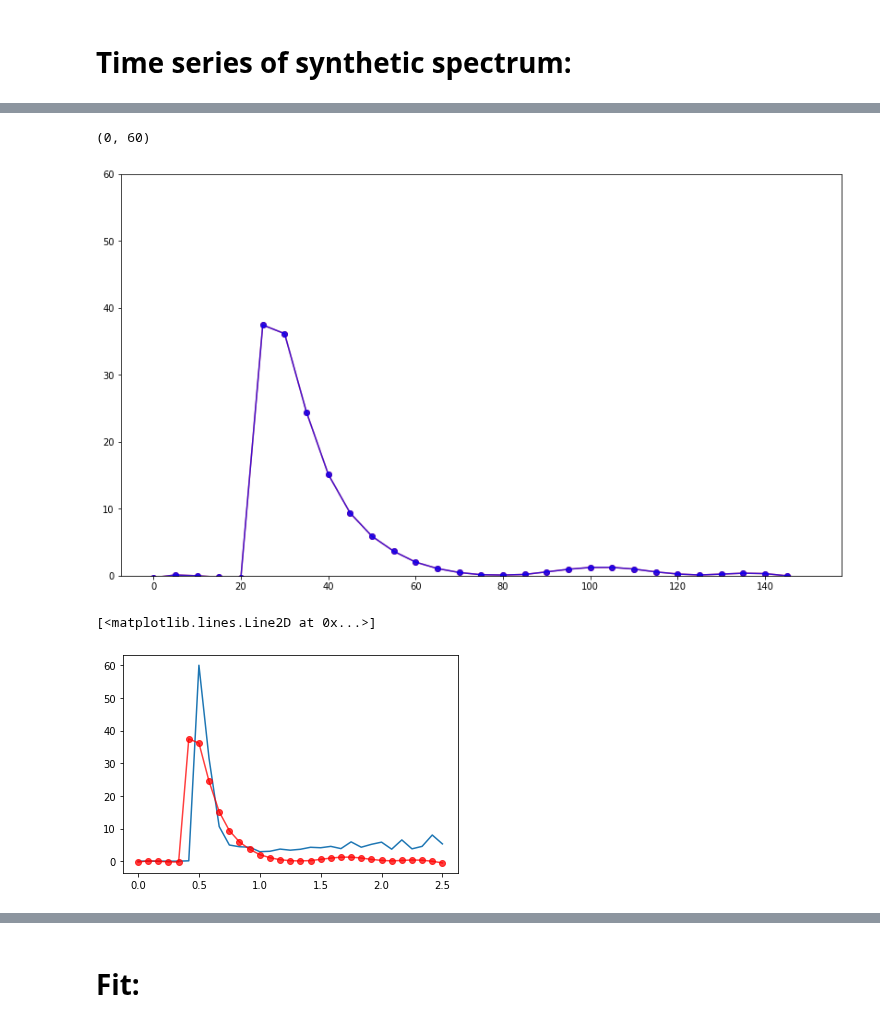
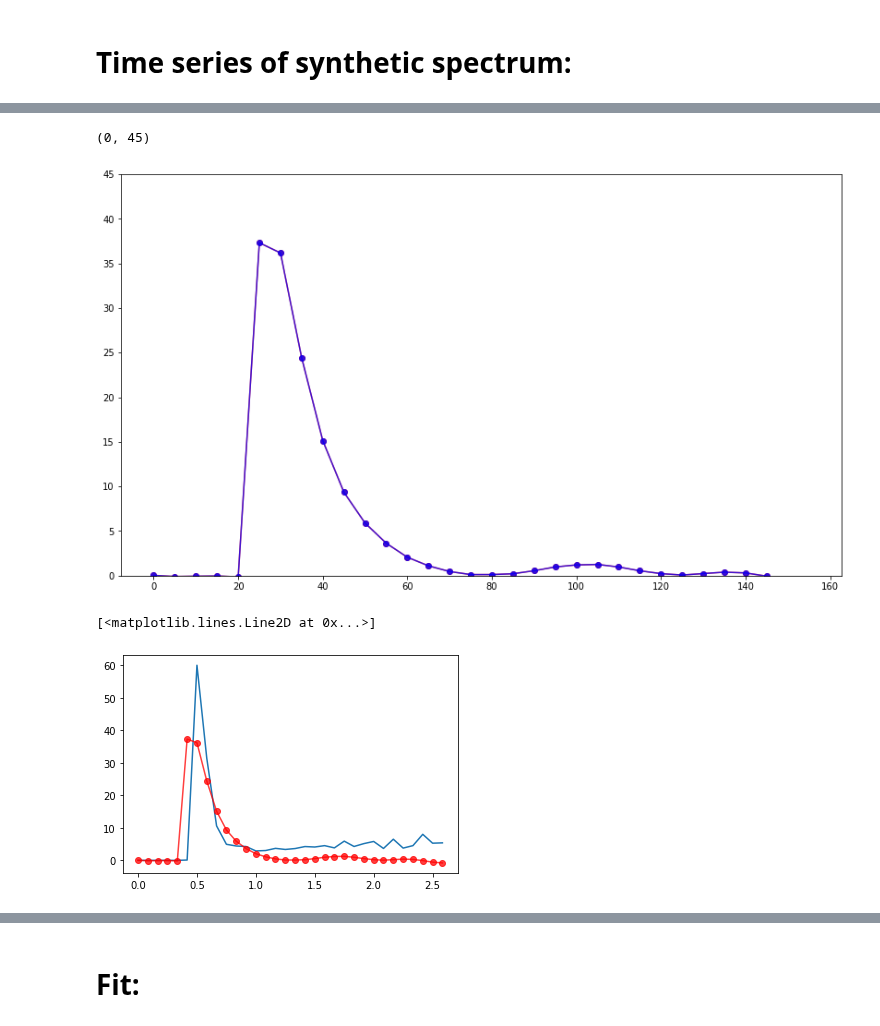
Before and after one commit to wilashfie/synth_spec, a Jupyter notebook: ebtel/ebtelI_h150.ipynb, the cells around one changed output, grey strips where cells are left out. Drawn from its saved outputs; the diff is of its cells as text; code cells hidden in the pictures.

```diff
--- a/ebtel/ebtelI_h150.ipynb
+++ b/ebtel/ebtelI_h150.ipynb
@@ -24,7 +23,7 @@ ll = np.arange(line-10,line+10,0.01)
 # %%
 k = 155
-test = siiv(tube,frac,log10T,log10G,time=k)
-plt.plot(test.wav,test.spec)
+arrs = siiv(tube,frac,log10T,log10G,time=k)
+plt.plot(arrs.wav,arrs.spec)
 plt.xlim(1402,1404)
 # %% [output]
 (1402, 1404)
@@ -34,10 +32,0 @@ ll = test.wav
-# %%
-SPEC = np.zeros((t_n,len(test.spec)))
-ERROR = np.zeros((t_n,len(test.error)))
-
-for i in range(0,t_n):
-
-    arrs = siiv(tube,frac,log10T,log10G,time=i)
-
-    SPEC[i,:] = arrs.spec
-    ERROR[i,:] = arrs.error
@@ -190,0 +64,2 @@ for i in range(0,nt):
+# %%
+arrs.fitspec()
@@ -191,14 +84,14 @@ for i in range(0,nt):
 # %%
 plt.figure(figsize=(14,8))
-plt.plot(time[0:-1],v_r,'r',alpha=0.75,marker='o')
-plt.plot(time[0:-1],v_b,'b',alpha=0.75,marker='o')
-plt.ylim(0,60)
+plt.plot(arrs.time,arrs.vr,'r',alpha=0.75,marker='o')
+plt.plot(arrs.time,arrs.vb,'b',alpha=0.75,marker='o')
+plt.ylim(0,45)
 # %% [output]
-(0, 60)
+(0, 45)
-[figure, old version]
+[figure, new version]
 # %%
-plt.plot(time[0:-1]/60,amp/np.max(amp)*60)
-plt.plot(time[0:-1]/60,v_r,'r',alpha=0.75,marker='o')
+plt.plot(arrs.time/60,arrs.amp/np.max(arrs.amp)*60)
+plt.plot(arrs.time/60,arrs.vr,'r',alpha=0.75,marker='o')
 # %% [output]
 [<matplotlib.lines.Line2D at 0x...>]
-[figure, old version]
+[figure, new version]
```
Also changed, not shown: parts of 39 cells of this notebook.
